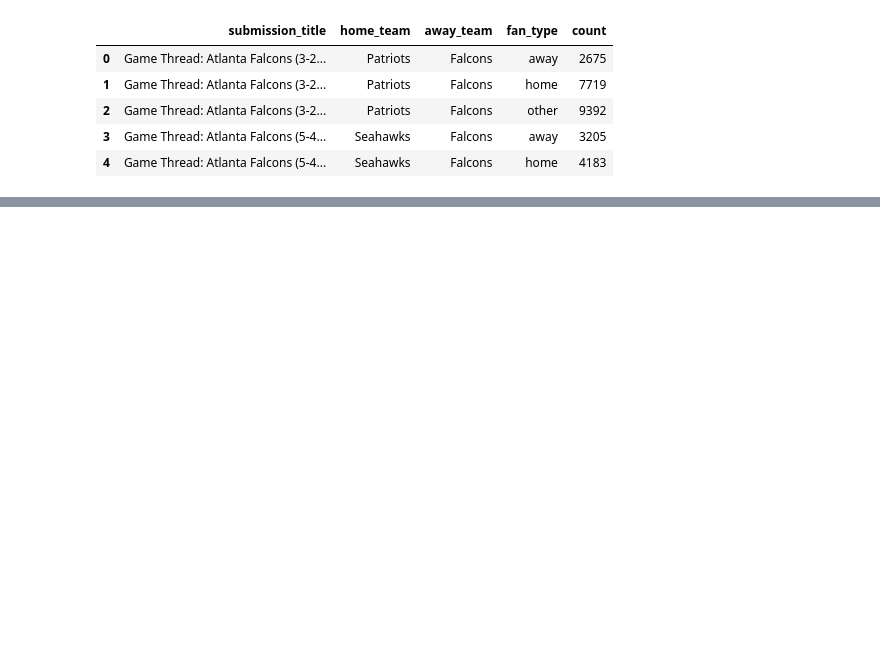
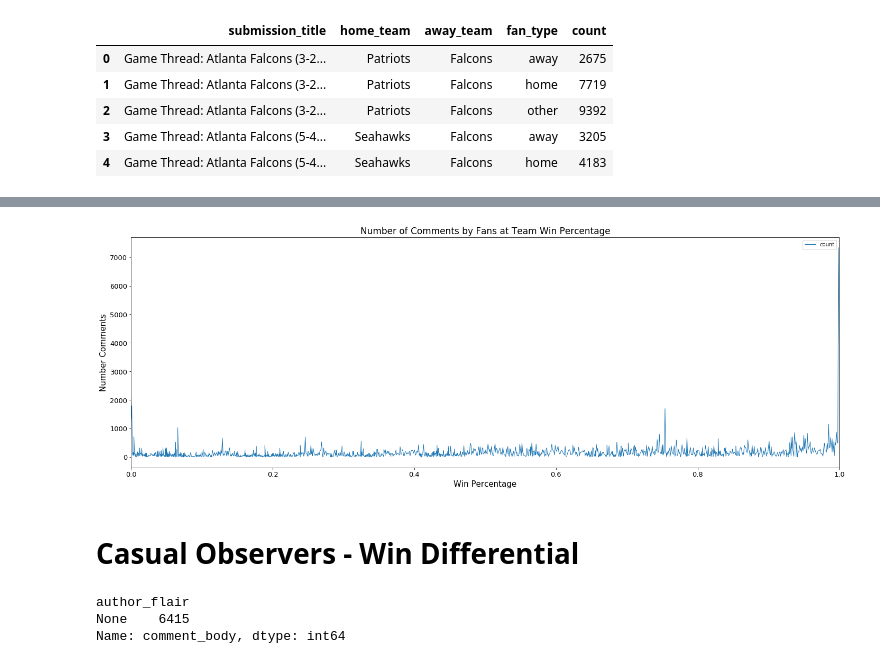
Before and after one commit to chadharness-mids/w266_final_project_merged, a Jupyter notebook: notebooks/eda/Keri-03-25_EDA.ipynb, the cells around one changed output, grey strips where cells are left out. Drawn from its saved outputs; the diff is of its cells as text; code cells hidden in the pictures; blank space fills up the shorter version.

```diff
--- a/notebooks/eda/Keri-03-25_EDA.ipynb
+++ b/notebooks/eda/Keri-03-25_EDA.ipynb
@@ -223,0 +245,22 @@ Y_data = data['game_type']
+# %%
+temp_data = pd.DataFrame(pd.concat([data[data.fan_type == 'home']['homeWinPercentage'],
+data[data.fan_type == 'away']['awayWinPercentage']]))
+temp_data.columns=["win_percentage"]
+temp_data["count"]=1
+temp_data = pd.DataFrame(temp_data.groupby('win_percentage').count().reset_index())
+
+fig, ax = plt.subplots(figsize=(24,8))
+ax = temp_data.plot(ax=ax, kind='line', x='win_percentage', y='count',linewidth=1.0)
+#     labels.append(key)
+lines, _ = ax.get_legend_handles_labels()
+# ax.legend(lines, labels, loc='best',fontsize=13)
+plt.ylabel('Number Comments',fontsize=15)
+plt.xlabel('Win Percentage',fontsize=15)
+for label in (ax.get_xticklabels() + ax.get_yticklabels()):
+    label.set_fontsize(13)
+plt.title("Number of Comments by Fans at Team Win Percentage",fontsize=17)
+plt.show()
+# %% [output]
+[figure, added]
+# %% [markdown]
+# Casual Observers - Win Differential
@@ -223,0 +278,9 @@ Y_data = data['game_type']
+# %%
+# I am currently leaving '[deleted]' comments in there. It would be interesting to see do analysis on how
+# the deleted comments affect the model. We can consider removing them from the data. Deleted comments do not have
+# flair associated.
+data[data.comment_body == '[deleted]'].groupby("author_flair")['comment_body'].count()
+# %% [output]
+author_flair
+None    6415
+Name: comment_body, dtype: int64
```
Also changed, not shown: parts of 45 cells of this notebook.
